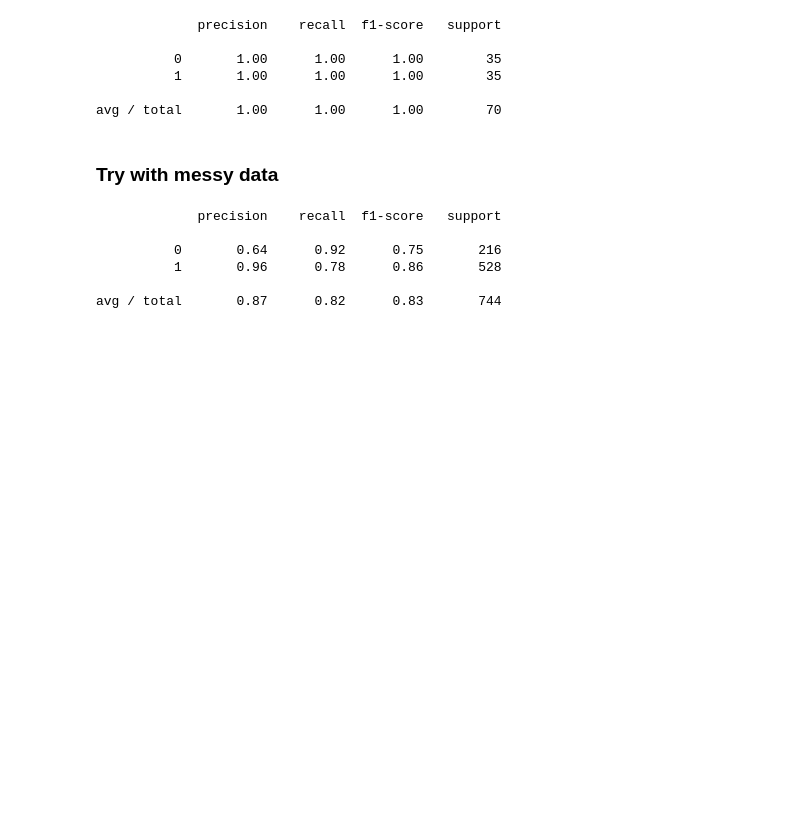
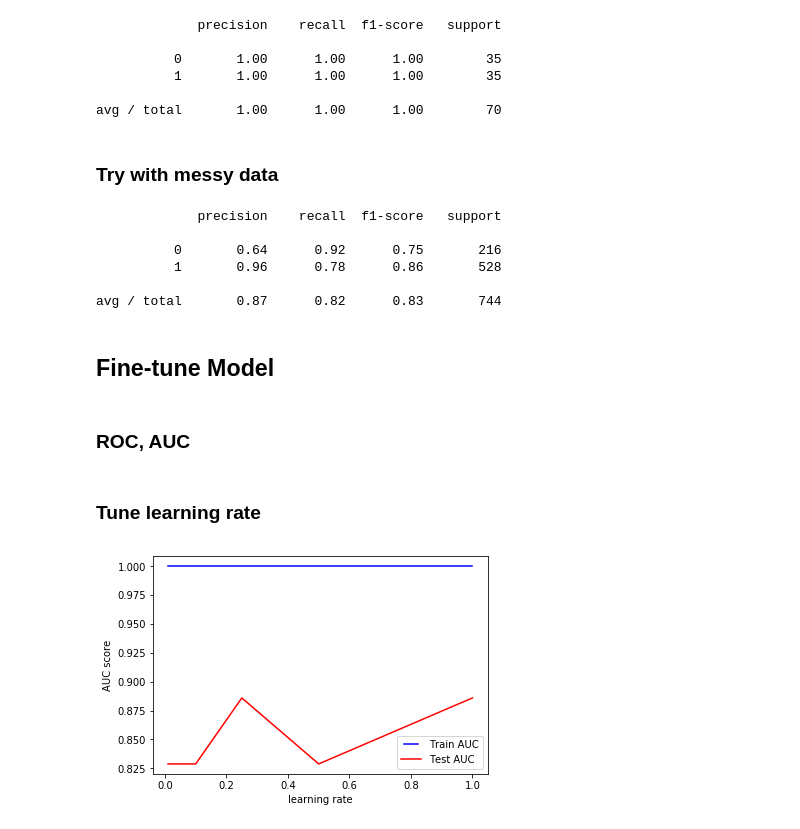
Before and after one commit to ICT710-g4/data-analytics-project, a Jupyter notebook: model.ipynb, the cells around one changed output. Saved outputs shown, nothing was run; the diff lists cells and outputs as text; code cells hidden in the pictures; blank space fills up the shorter version.

```diff
--- a/model.ipynb
+++ b/model.ipynb
@@ -116,7 +108,7 @@ pickle.dump(LoRe, open("model/lrmodel.pkl", 'wb'))
 import os
 
 model = {}
-target = "model/lrmodel.pkl"
+target = "model/gbmodel.pkl"
 if os.path.getsize(target) > 0:
     with open(target, "rb") as f:
         unpickler = pickle.Unpickler(f)
@@ -139,13 +131,13 @@ avg / total       1.00      1.00      1.00        70
 # %% [markdown]
 ### Try with messy data
 # %%
-df_test_1 = pd.read_csv("dataset.csv")
-X_test = df_test_1[[col for col in df_test_1.columns if col != "label"]]
-y_test = df_test_1["label"]
+df_testm = pd.read_csv("dataset/dataset.csv")
+X_testm = df_testm[[col for col in df_testm.columns if col != "label"]]
+y_testm = df_testm["label"]
 # %%
 from sklearn.metrics import classification_report
-y_hat = model.predict(X_test)
-print(classification_report(y_test,y_hat))
+y_hat = model.predict(X_testm)
+print(classification_report(y_testm,y_hat))
 # %% [output]
              precision    recall  f1-score   support
 
@@ -153,3 +145,41 @@ print(classification_report(y_test,y_hat))
           1       0.96      0.78      0.86       528
 
 avg / total       0.87      0.82      0.83       744
+# %% [markdown]
+## Fine-tune Model
+# %% [markdown]
+### ROC, AUC
+# %%
+from sklearn.metrics import roc_curve, auc
+false_positive_rate, true_positive_rate, thresholds = roc_curve(y_testm, y_hat)
+roc_auc = auc(false_positive_rate, true_positive_rate)
+roc_auc
+# %% [markdown]
+### Tune learning rate
+# %%
+learning_rates = [1, 0.5, 0.25, 0.1, 0.05, 0.01]
+train_results = []
+test_results = []
+x_train, y_train = X, y
+for eta in learning_rates:
+    model = GradientBoostingClassifier(learning_rate=eta)
+    model.fit(x_train, y_train)
+    train_pred = model.predict(x_train)
+    false_positive_rate, true_positive_rate, thresholds = roc_curve(y_train, train_pred)
+    roc_auc = auc(false_positive_rate, true_positive_rate)
+    train_results.append(roc_auc)
+    y_pred = model.predict(X_testm)
+    false_positive_rate, true_positive_rate, thresholds = roc_curve(y_testm, y_pred)
+    roc_auc = auc(false_positive_rate, true_positive_rate)
+    test_results.append(roc_auc)
+
+from matplotlib.legend_handler import HandlerLine2D
+
+line1, = plt.plot(learning_rates, train_results, 'b', label="Train AUC")
+line2, = plt.plot(learning_rates, test_results, 'r', label="Test AUC")
+plt.legend(handler_map={line1: HandlerLine2D(numpoints=2)})
+plt.ylabel("AUC score")
+plt.xlabel("learning rate")
+plt.show()
+# %% [output]
+[figure, added]
```
Also changed, not shown: parts of 21 cells of this notebook, 3 other files.
